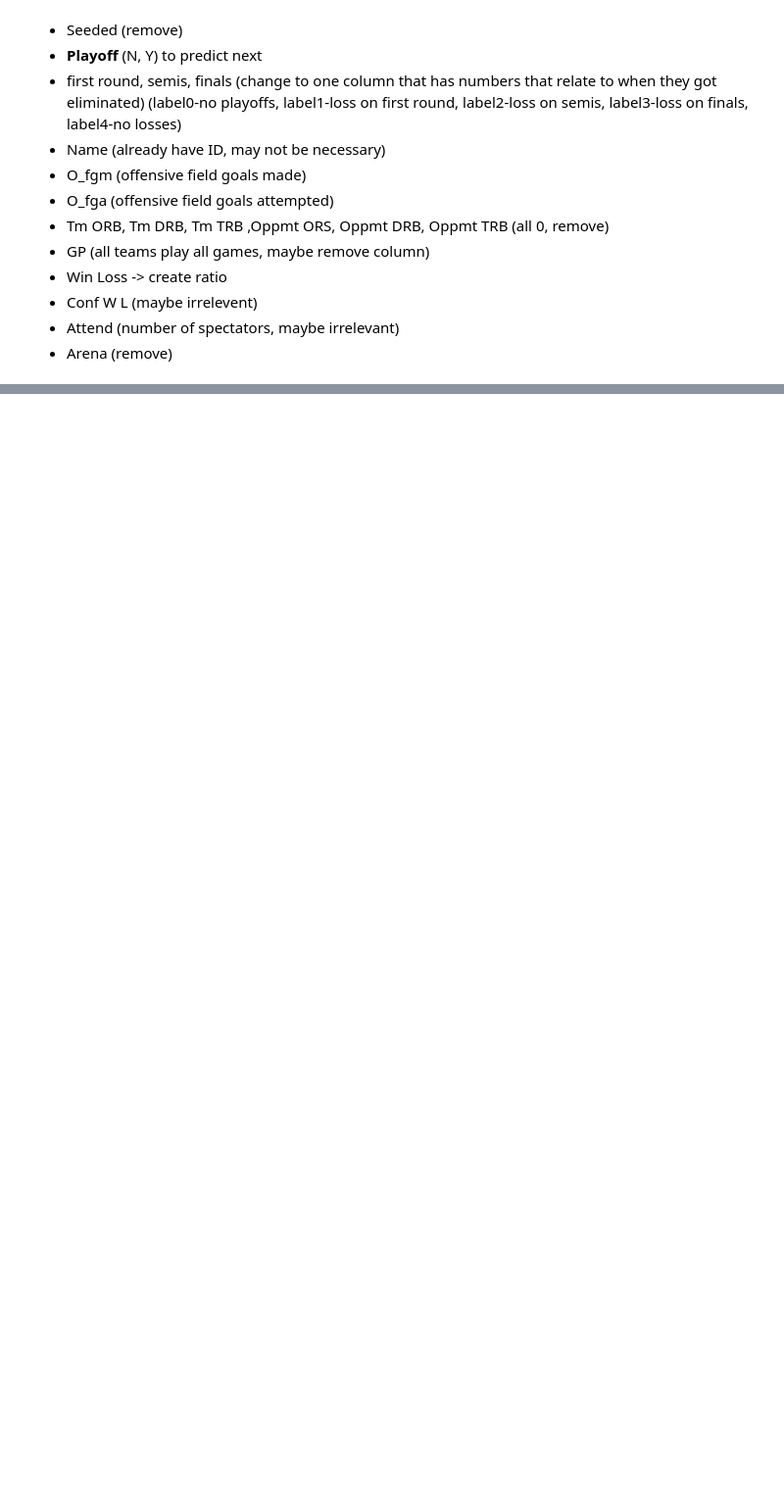
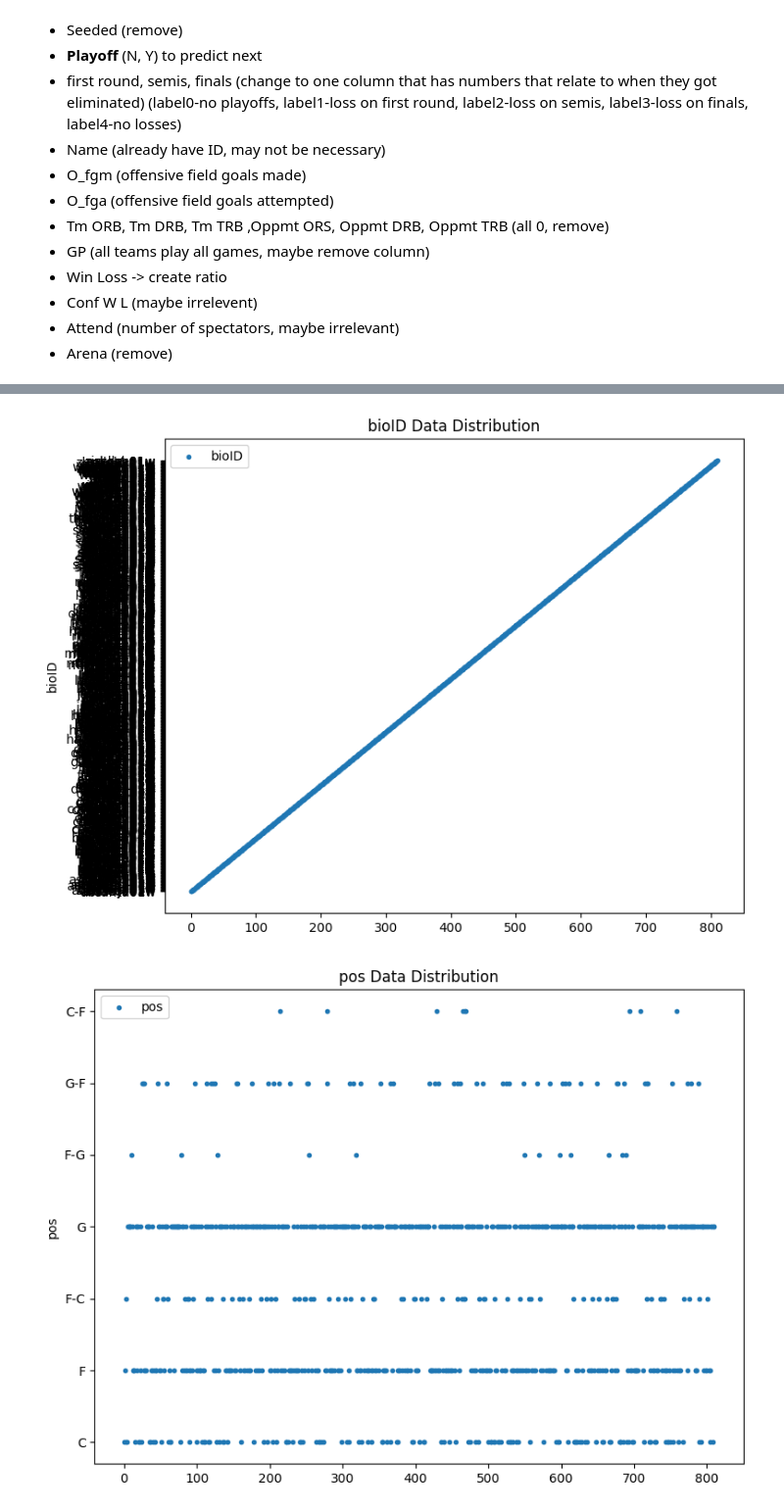
Before and after one commit to 13luiscabral13/AC, a Jupyter notebook: notebook.ipynb, the cells around one changed output, grey strips where cells are left out. Shown at 98% size. Saved outputs shown, nothing was run; the diff lists cells and outputs as text; code cells hidden in the pictures; blank space fills up the shorter version.

```diff
--- a/notebook.ipynb
+++ b/notebook.ipynb
@@ -61,0 +137,16 @@
+# %%
+# Players
+# remove first and last season
+# ignore dead players
+# check for missing values and abnormal values
+
+players = pd.read_csv("dataset/players.csv")
+players.drop(columns=['firstseason', 'lastseason'], inplace=True)
+# %%
+# List of columns to ignore for missing value check
+columns_to_ignore = ["college", "collegeOther"]
+
+# Find rows with missing values in all columns except the specified ones
+missing_rows = players.dropna(subset=[col for col in players.columns if col not in columns_to_ignore])
+
+missing_rows
@@ -61,0 +167,8 @@
+# %%
+# remove dead player data
+players_filtered = missing_rows[players['deathDate'] == '0000-00-00']
+players_filtered.reset_index(drop=True, inplace=True)
+
+players_filtered.drop(columns=['deathDate'], inplace=True)
+
+players_filtered
@@ -61,0 +193,13 @@
+# %%
+columns_filtered = [col for col in players_filtered.columns if col not in columns_to_ignore]
+for column in columns_filtered:
+    plt.figure(figsize=(8, 6))
+    plt.scatter(range(len(players_filtered)), players_filtered[column], marker='.', label=column)
+    plt.title(f'{column} Data Distribution')
+    plt.ylabel(column)
+    plt.legend()
+    plt.tight_layout()
+    plt.show()
+# %% [output]
+[figure, added]
+[figure, added]
```
Also changed, not shown: parts of 18 cells of this notebook, 3 other files.
